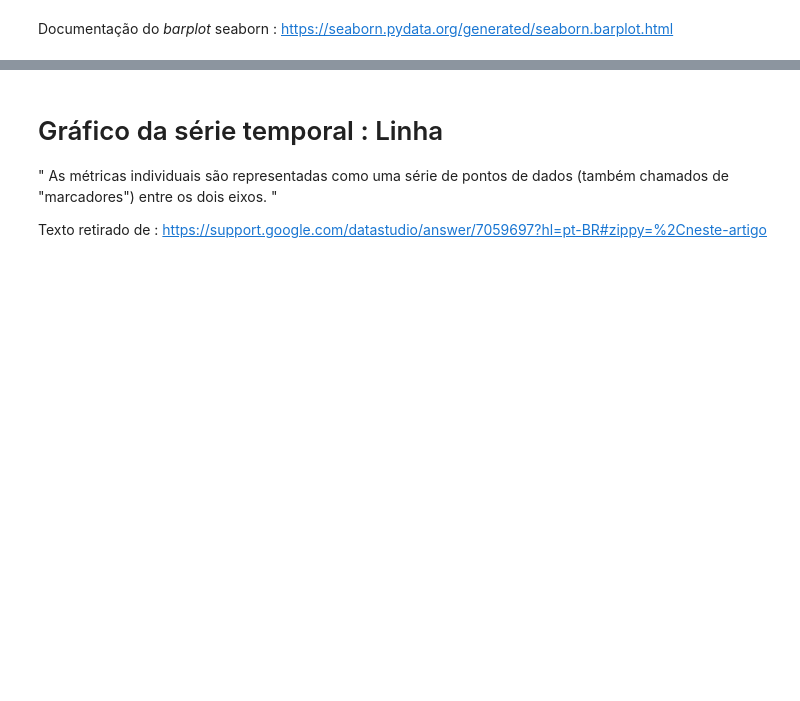
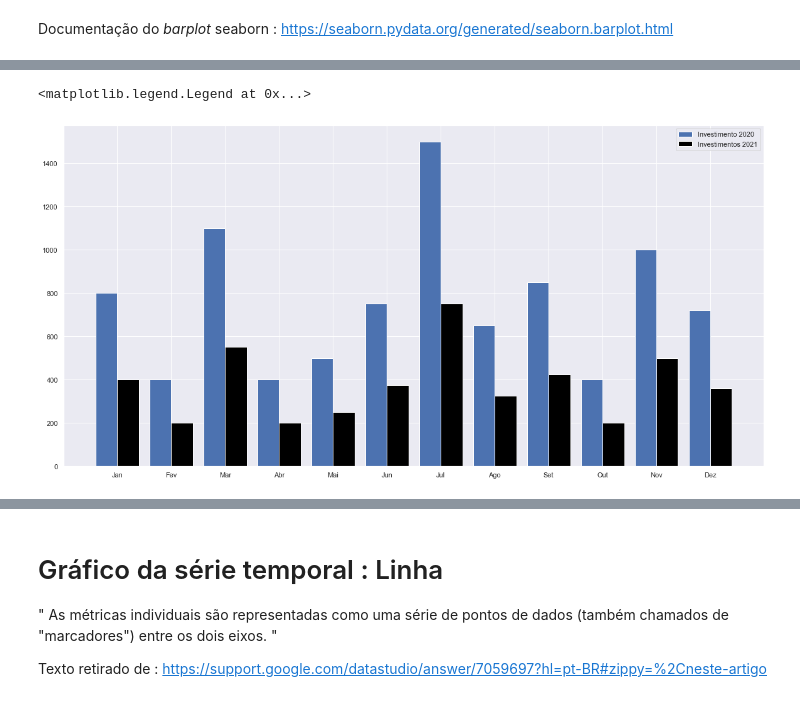
Before and after one commit to Wolfgang-Amadeus-Mozart/Analise_de_dados_Geral, a Jupyter notebook: Data Visualization com python/Data_Visualization.ipynb, the cells around one changed output, grey strips where cells are left out. Drawn from its saved outputs; the diff is of its cells as text; code cells hidden in the pictures; blank space fills up the shorter version.

Commit message:
updated data visualization

```diff
--- a/Data Visualization com python/Data_Visualization.ipynb
+++ b/Data Visualization com python/Data_Visualization.ipynb
@@ -35,0 +40,9 @@ Documentação do <i> barplot </i> seaborn : https://seaborn.pydata.org/generate
+# %%
+index= list(range(0,12))
+df_teste = pd.DataFrame(['Jan', 'Fev', 'Mar', 'Abr', 'Mai', 'Jun', 'Jul', 'Ago', 'Set', 'Out', 'Nov', 'Dez'],
+                  index = index,
+                  columns = ['Mês']
+                 )
+df_teste['Investimentos - 2020'] = [800,400,1100,400,500,750,1500,650,850,400,1000,720]
+df_teste['Investimentos - 2021'] = [400,200,550,200,250,375,750,325,425,200,500,360]
+df_teste.head(5)
@@ -35,0 +56,4 @@ Documentação do <i> barplot </i> seaborn : https://seaborn.pydata.org/generate
+# %%
+labels = list(df['Mês'])
+x = np.arange(len(labels))
+labels
@@ -35,0 +73,10 @@ Documentação do <i> barplot </i> seaborn : https://seaborn.pydata.org/generate
+# %%
+fig, ax = plt.subplots()
+x_axis = np.arange(len(df['Mês'])) #transformando o index em números, de 0 a 11
+ax.bar(x_axis - 0.2, height='Investimentos - 2020',  data = df_teste, width=0.4, label='Investimento 2020') #width diinui a larcura da barra, nessa, foi para que as duas coubesse
+ax.bar(x_axis + 0.2, height='Investimentos - 2021',  data = df_teste, width=0.4, label='Investimentos 2021', color = 'black')
+plt.xticks(x, labels)#Muda o note de cada uma das etiquetas para o eixo X
+plt.legend()
+# %% [output]
+<matplotlib.legend.Legend at 0x...>
+[figure, added]
```
Also changed, not shown: parts of 21 cells of this notebook.
